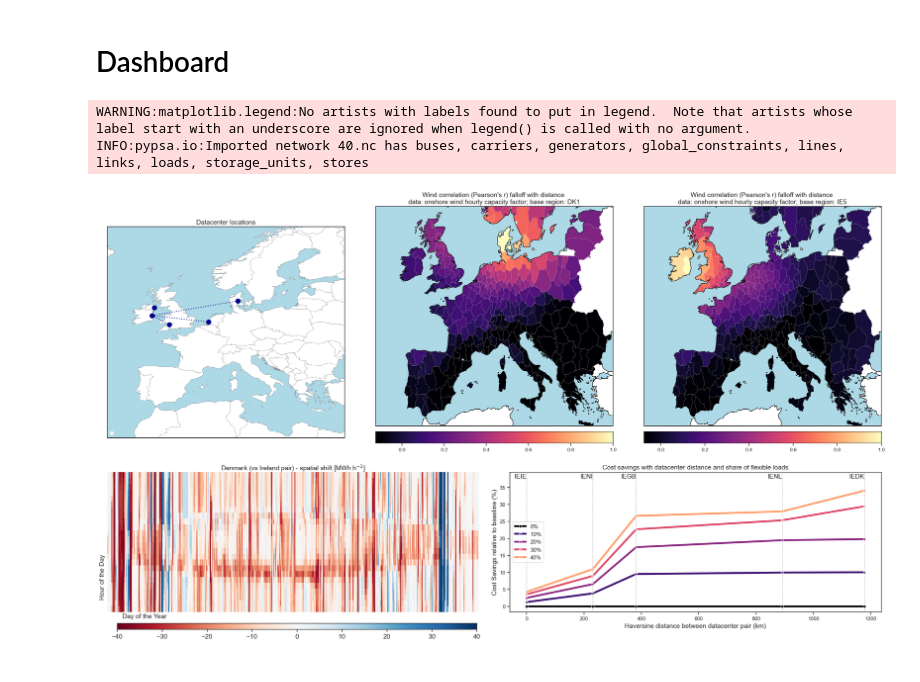
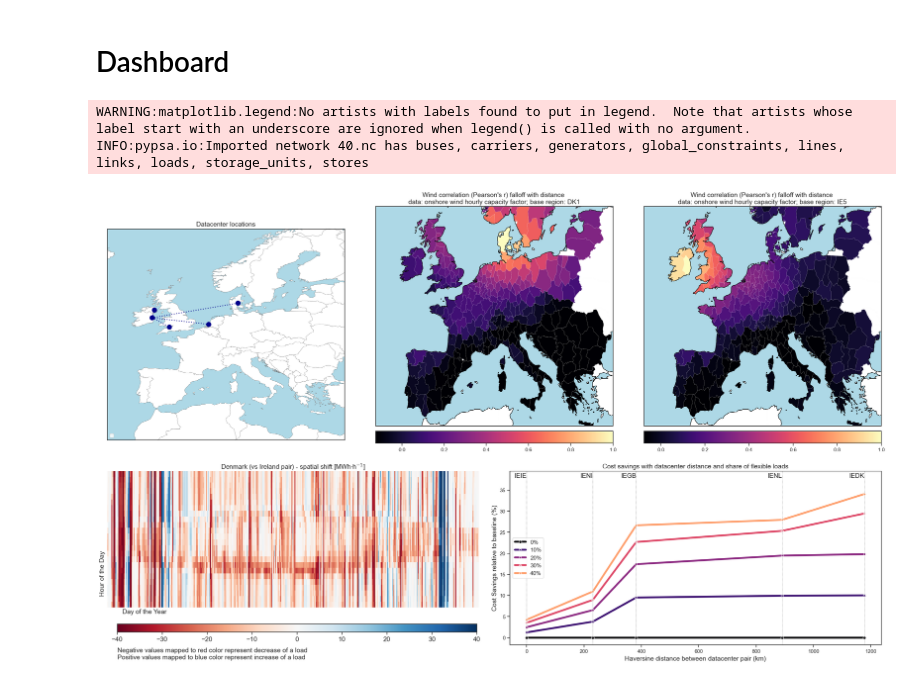
Before and after one commit to Irieo/space-time-optimization, a Jupyter notebook: scripts/dashboard_2.ipynb, the cells around one changed output. Saved outputs shown, nothing was run; the diff lists cells and outputs as text; code cells hidden in the pictures.

Commit message:
plots: minor style sync-up for all dashboards

```diff
--- a/scripts/dashboard_2.ipynb
+++ b/scripts/dashboard_2.ipynb
@@ -1140,7 +1140,7 @@ def create_dashboard(
     fig = plt.figure(figsize=(30, 30))
 
     # Define GridSpec: 5 rows, 6 columns
-    gs = gridspec.GridSpec(41, 6, hspace=2, wspace=0.3)
+    gs = gridspec.GridSpec(42, 6, hspace=2, wspace=0.3)
 
     ax_map = plt.subplot(gs[16:30, :2], projection=ccrs.PlateCarree())
     plot_datacenters_on_europe_map(
@@ -1168,7 +1168,7 @@ def create_dashboard(
     )
 
     # Key plots
-    ax_line_1 = plt.subplot(gs[30:38, 3:6])
+    ax_line_1 = plt.subplot(gs[30:40, 3:6])
     plot_cost_savings(ax=ax_line_1, df=df_with_baseline)
 
     # ax_line_2 = plt.subplot(gs[30:40, 3:6])
@@ -1190,50 +1190,49 @@ def create_dashboard(
     # Creating a colorbar specifically for the heatmap subplot
 
     cbar_ax = fig.add_axes(
-        [0.135, 0.15, 0.36, 0.006]
+        [0.135, 0.16, 0.36, 0.008]
     )  # These values may need adjustment
     norm = mc.Normalize(vmin=-40.0, vmax=+40.0)
     cb = fig.colorbar(
         ScalarMappable(norm=norm, cmap=colormap),
         cax=cbar_ax,
         orientation="horizontal",
     )
     cb.ax.tick_params(labelsize=14)
 
-    # fig.text(
-    #     0.52,
-    #     0.13,
-    #     "Positive values mapped to blue color represent increase of a load",
-    #     ha="left",
-    #     fontsize=14,
-    # )
+    fig.text(
+        0.135,
+        0.133,
+        "Positive values mapped to blue color represent increase of a load",
+        ha="left",
+        fontsize=14,
+    )
 
-    # fig.text(
-    #     0.52,
-    #     0.135,
-    #     "Negative values mapped to red color represent decrease of a load",
-    #     ha="left",
-    #     fontsize=14,
-    # )
+    fig.text(
+        0.135,
+        0.14,
+        "Negative values mapped to red color represent decrease of a load",
+        ha="left",
+        fontsize=14,
+    )
 
     # plt.show()
     # fig.tight_layout()
     fig.savefig(
         "../manuscript/img/dashboard_2.png",
         dpi=300,
-        transparent=True,
         bbox_inches="tight",
     )
 
 
 create_dashboard(
     df_with_baseline=df_with_baseline,
     network=n,
     #  datacenters=datacenters,
     regions=regions,
     colormap="RdBu",
 )
 # %% [output]
 WARNING:matplotlib.legend:No artists with labels found to put in legend.  Note that artists whose label start with an underscore are ignored when legend() is called with no argument.
 INFO:pypsa.io:Imported network 40.nc has buses, carriers, generators, global_constraints, lines, links, loads, storage_units, stores
-[figure, old version]
+[figure, new version]
```
Also changed, not shown: parts of 1 cell of this notebook, 1 other file.
